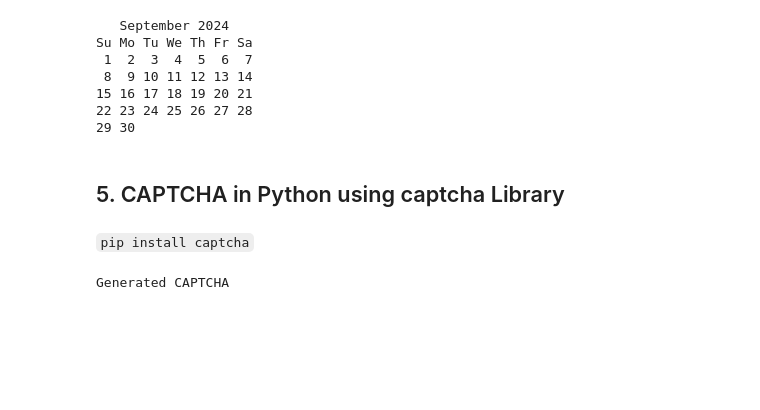
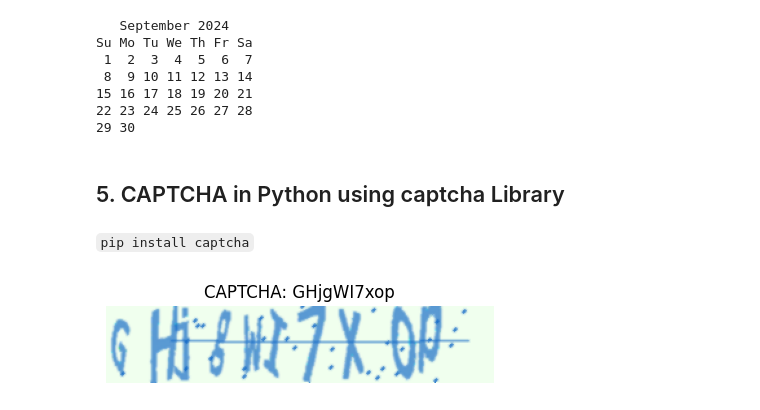
Before and after one commit to iammadhankumar/python-playbook, a Jupyter notebook: src/python-playbook.ipynb, the cells around one changed output. Saved outputs shown, nothing was run; the diff lists cells and outputs as text; code cells hidden in the pictures; blank space fills up the shorter version.

```diff
--- a/src/python-playbook.ipynb
+++ b/src/python-playbook.ipynb
@@ -102,30 +102,28 @@ Su Mo Tu We Th Fr Sa
 # %%
 from captcha.image import ImageCaptcha
 import random
 import string
 import io
 from PIL import Image
 import matplotlib.pyplot as plt
 
 def generate_captcha_text(length=10):
     return ''.join(random.choices(string.ascii_letters + string.digits, k=length))
 
 def generate_captcha_image(captcha_text, image_width=300):
     image = ImageCaptcha(width=image_width)
     image_data = image.generate(captcha_text)
-    return image_data
+    image = Image.open(io.BytesIO(image_data.read()))
+    return image
 
 captcha_text = generate_captcha_text()
-image_data = generate_captcha_image(captcha_text)
-
-# Load the image from in-memory data
-image = Image.open(io.BytesIO(image_data.read()))
+image = generate_captcha_image(captcha_text)
 
 # Display the CAPTCHA image using matplotlib
 plt.figure(figsize=(5, 2))  # Adjust the figure size as needed
 plt.imshow(image)
 plt.axis('off')  # Hide the axes
 plt.title(f"CAPTCHA: {captcha_text}")
 plt.show()
 # %% [output]
-Generated CAPTCHA
+[figure, added]
```
